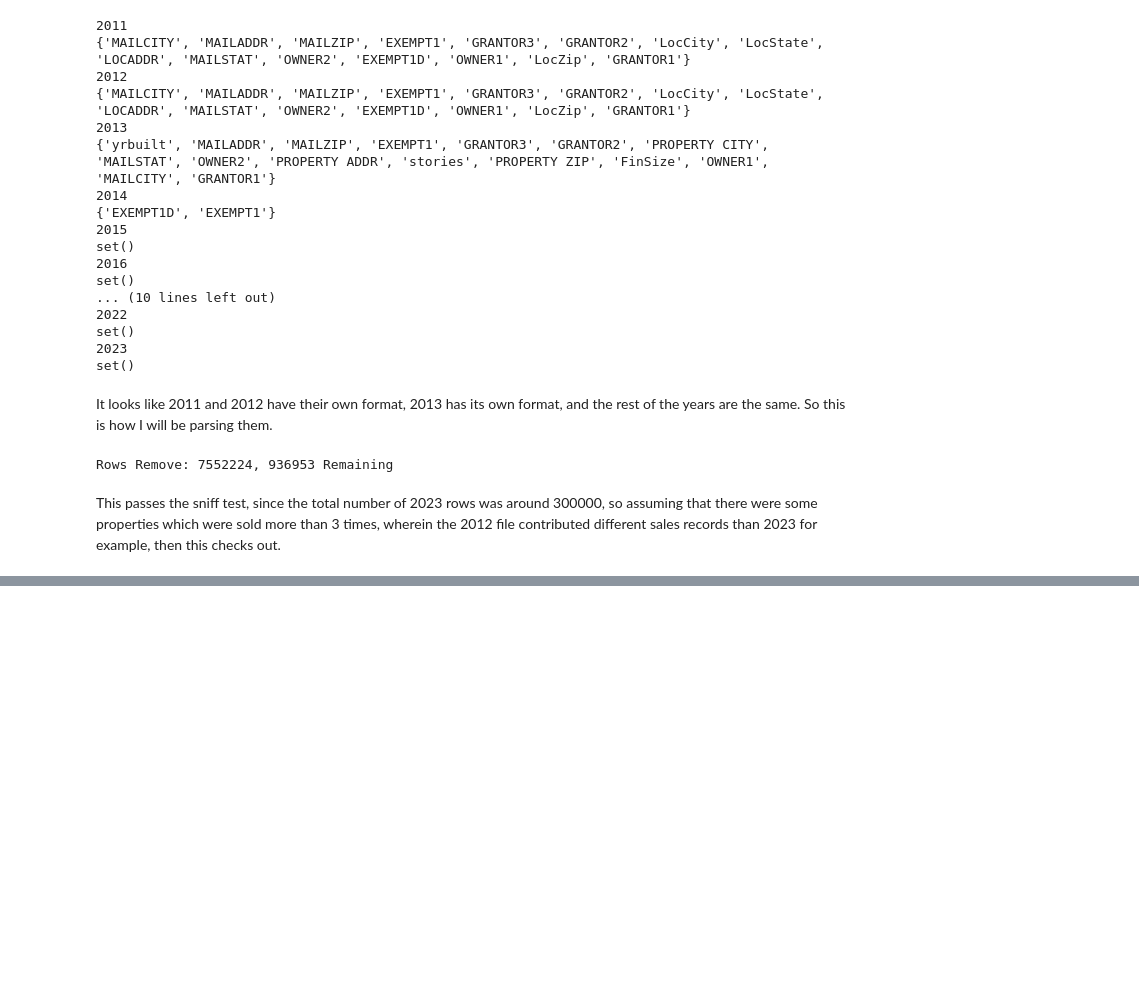
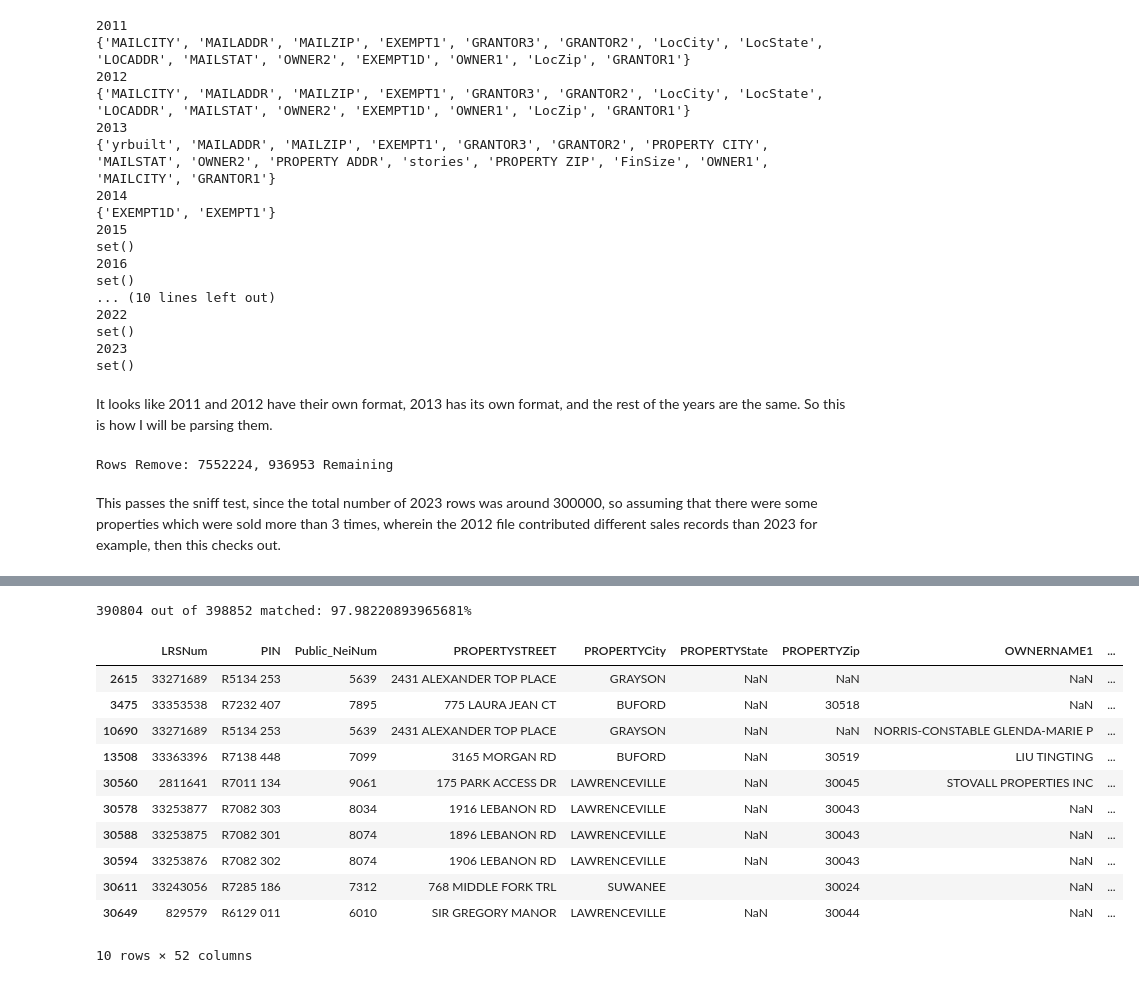
Before and after one commit to Urban-Research-Group/parcel-data-processor, a Jupyter notebook: code/gwinnett/sales_digest_Gwinnett.ipynb, the cells around one changed output, grey strips where cells are left out. Drawn from its saved outputs; the diff is of its cells as text; code cells hidden in the pictures; blank space fills up the shorter version.

Commit message:
Initial rename and copy for sales digest scripts

```diff
--- a/code/gwinnett/sales_digest_Gwinnett.ipynb
+++ b/code/gwinnett/sales_digest_Gwinnett.ipynb
@@ -258,0 +262,6 @@ total_sales_digest_dedup.to_csv(os.path.join(OUT_PATH, "GWINNET_SALES_RAW.csv"),
+# %%
+TAX_DIGEST_PATH = "/Users/tpeng/Library/CloudStorage/OneDrive-GeorgiaInstituteofTechnology/Housing and Urban Policy (HUP) Lab - Documents/Data Engineering/Output/Most up-to date/Gwinnett/3-ownership_keys/gwinnett_digest_full_final.csv"
+SALES_DIGEST_PATH = os.path.join(OUT_PATH, "GWINNET_SALES_FINAL.csv")
+
+print(f"Correct Tax Digest Path {os.path.exists(TAX_DIGEST_PATH)}")
+print(f"Correct Sales Digest Path {os.path.exists(SALES_DIGEST_PATH)}")
@@ -258,0 +271,3 @@ total_sales_digest_dedup.to_csv(os.path.join(OUT_PATH, "GWINNET_SALES_RAW.csv"),
+# %%
+tax_digest = pd.read_csv(TAX_DIGEST_PATH)
+sales_digest = pd.read_csv(SALES_DIGEST_PATH)
@@ -258,0 +312,2 @@ total_sales_digest_dedup.to_csv(os.path.join(OUT_PATH, "GWINNET_SALES_RAW.csv"),
+# %%
+sales_digest['SALE_YR'] = pd.to_datetime(sales_digest['SALEDT']).dt.year
@@ -258,0 +332,33 @@ total_sales_digest_dedup.to_csv(os.path.join(OUT_PATH, "GWINNET_SALES_RAW.csv"),
+# %%
+merge_cols = ['tax_year', 'lrs_num', 'exempt1', 'exempt1d', 'assmnt1d',
+       'landval1', 'dwlgval1', 'othval1', 'totval1', 'taxland1', 'taxdwlg1',
+       'taxoth1', 'taxtot1', 'mod_own_adrstr', 'mod_unitno',
+       'mod_own_adrsuf2', 'mod_own_adrsuf', 'mod_ownerzip', 'owner_addr',
+       'own_corp_flag', 'rental_flag', 'mod_owneraddress1',
+       'mod_owneraddress1_B']
+
+tax_subset = tax_digest[merge_cols]
+sales_subset = sales_digest[sales_digest['SALE_YR'] >= 2011]
+sales_tax_merged = pd.merge(sales_subset, tax_subset, how="left", left_on=["LRSNum", "SALE_YR"], right_on=["lrs_num", "tax_year"])
+
+total_rows = sales_subset.shape[0]
+merged_rows = sales_tax_merged['lrs_num'].notna().sum()
+
+print(f"{merged_rows} out of {total_rows} matched: {merged_rows / total_rows * 100}%")
+# %% [output]
+390804 out of 398852 matched: 97.98220893965681%
+# %%
+sales_tax_merged[sales_tax_merged['lrs_num'].isna()].head(10)
+# %% [output]
+|  | LRSNum | PIN | Public_NeiNum | PROPERTYSTREET | PROPERTYCity | PROPERTYState | PROPERTYZip | OWNERNAME1 | ... |
+| 2615 | 33271689 | R5134 253 | 5639 | 2431 ALEXANDER TOP PLACE | GRAYSON | NaN | NaN | NaN | ... |
+| 3475 | 33353538 | R7232 407 | 7895 | 775 LAURA JEAN CT | BUFORD | NaN | 30518 | NaN | ... |
+| 10690 | 33271689 | R5134 253 | 5639 | 2431 ALEXANDER TOP PLACE | GRAYSON | NaN | NaN | NORRIS-CONSTABLE GLENDA-MARIE P | ... |
+| 13508 | 33363396 | R7138 448 | 7099 | 3165 MORGAN RD | BUFORD | NaN | 30519 | LIU TINGTING | ... |
+| 30560 | 2811641 | R7011 134 | 9061 | 175 PARK ACCESS DR | LAWRENCEVILLE | NaN | 30045 | STOVALL PROPERTIES INC | ... |
+| 30578 | 33253877 | R7082 303 | 8034 | 1916 LEBANON RD | LAWRENCEVILLE | NaN | 30043 | NaN | ... |
+| 30588 | 33253875 | R7082 301 | 8074 | 1896 LEBANON RD | LAWRENCEVILLE | NaN | 30043 | NaN | ... |
+| 30594 | 33253876 | R7082 302 | 8074 | 1906 LEBANON RD | LAWRENCEVILLE | NaN | 30043 | NaN | ... |
+| 30611 | 33243056 | R7285 186 | 7312 | 768 MIDDLE FORK TRL | SUWANEE |  | 30024 | NaN | ... |
+| 30649 | 829579 | R6129 011 | 6010 | SIR GREGORY MANOR | LAWRENCEVILLE | NaN | 30044 | NaN | ... |
+10 rows × 52 columns
```
Also changed, not shown: parts of 6 cells of this notebook, 2 other files.
